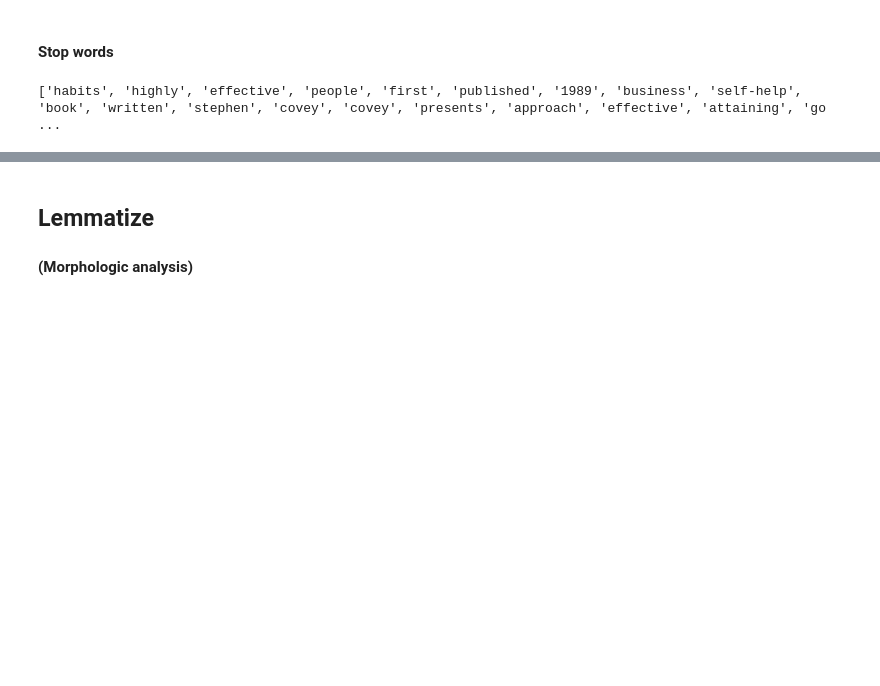
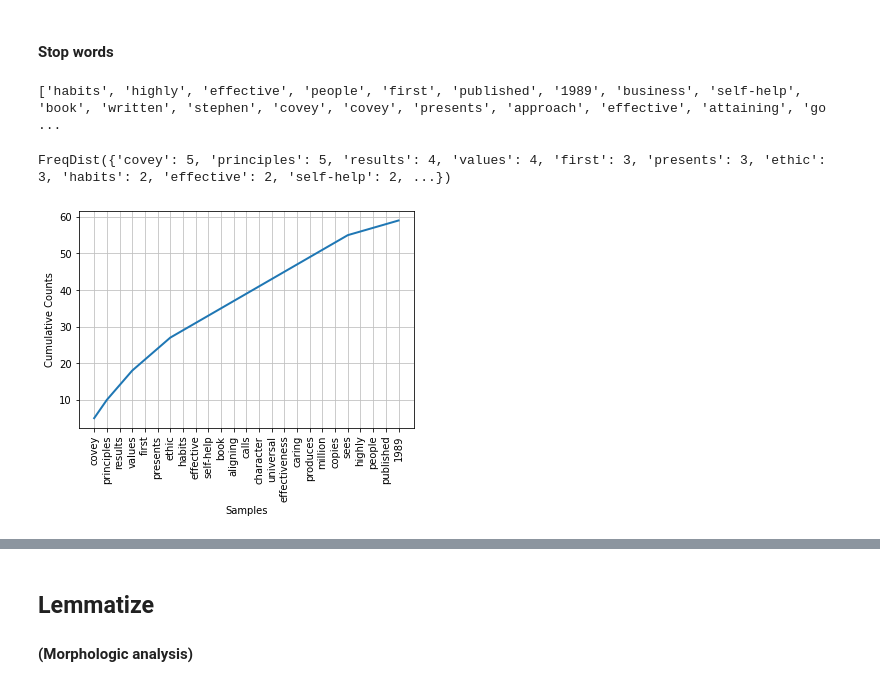
Before and after one commit to anmarphy/NLP_2021, a Jupyter notebook: Normalization_Stemming.ipynb, the cells around one changed output, grey strips where cells are left out. Cells and saved outputs as stored; diff of their text form; code cells hidden in the pictures; blank space fills up the shorter version.

```diff
--- a/Normalization_Stemming.ipynb
+++ b/Normalization_Stemming.ipynb
@@ -143,3 +161,13 @@ tokens = tokens_n_e
 print(tokens)
 # %% [output]
 ['habits', 'highly', 'effective', 'people', 'first', 'published', '1989', 'business', 'self-help', 'book', 'written', 'stephen', 'covey', 'covey', 'presents', 'approach', 'effective', 'attaining', 'go ...
+# %%
+f=FreqDist(tokens)
+f
+# %% [output]
+FreqDist({'covey': 5, 'principles': 5, 'results': 4, 'values': 4, 'first': 3, 'presents': 3, 'ethic': 3, 'habits': 2, 'effective': 2, 'self-help': 2, ...})
+# %%
+f.plot(25, cumulative=True)
+plt.show()
+# %% [output]
+[figure, added]
```
Also changed, not shown: parts of 6 cells of this notebook.
